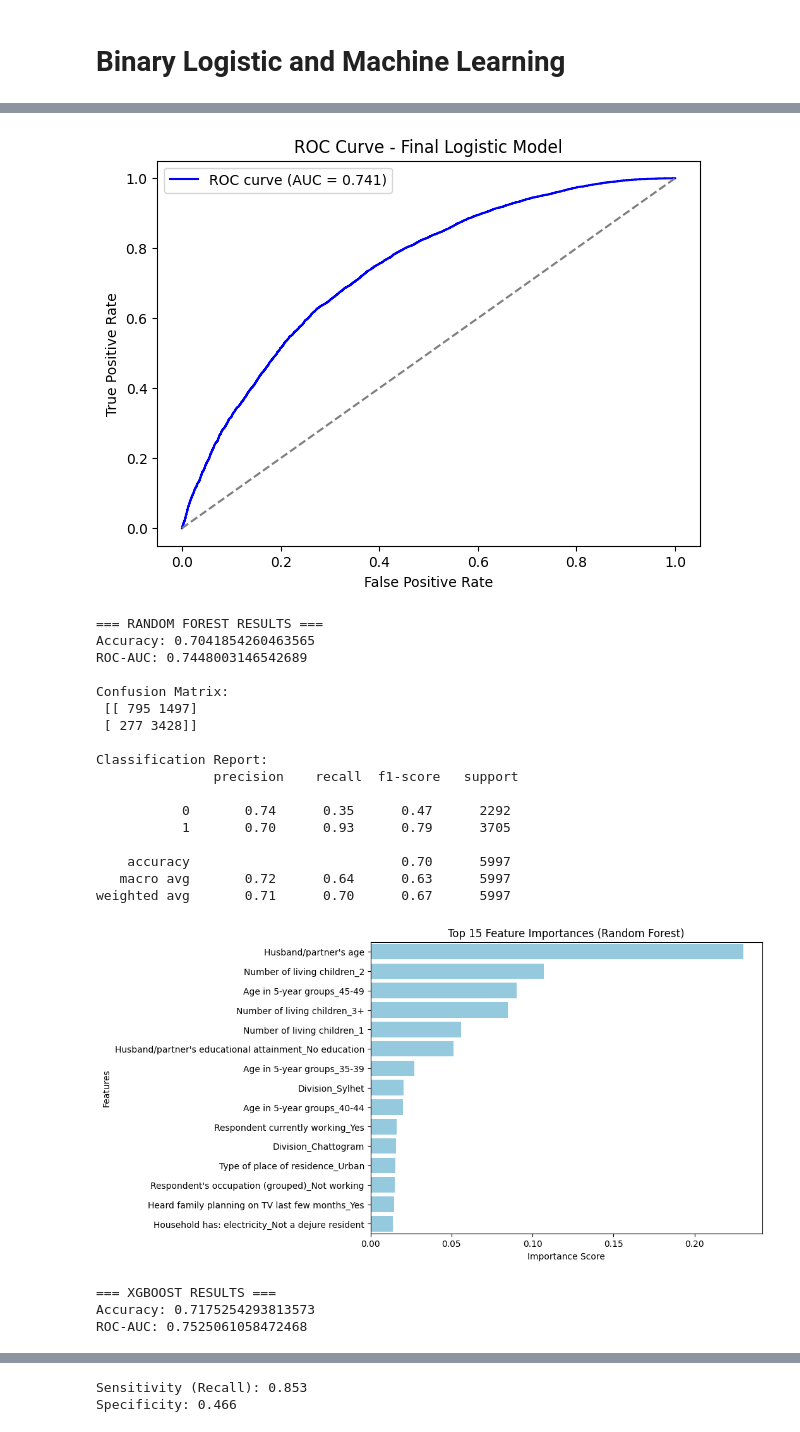
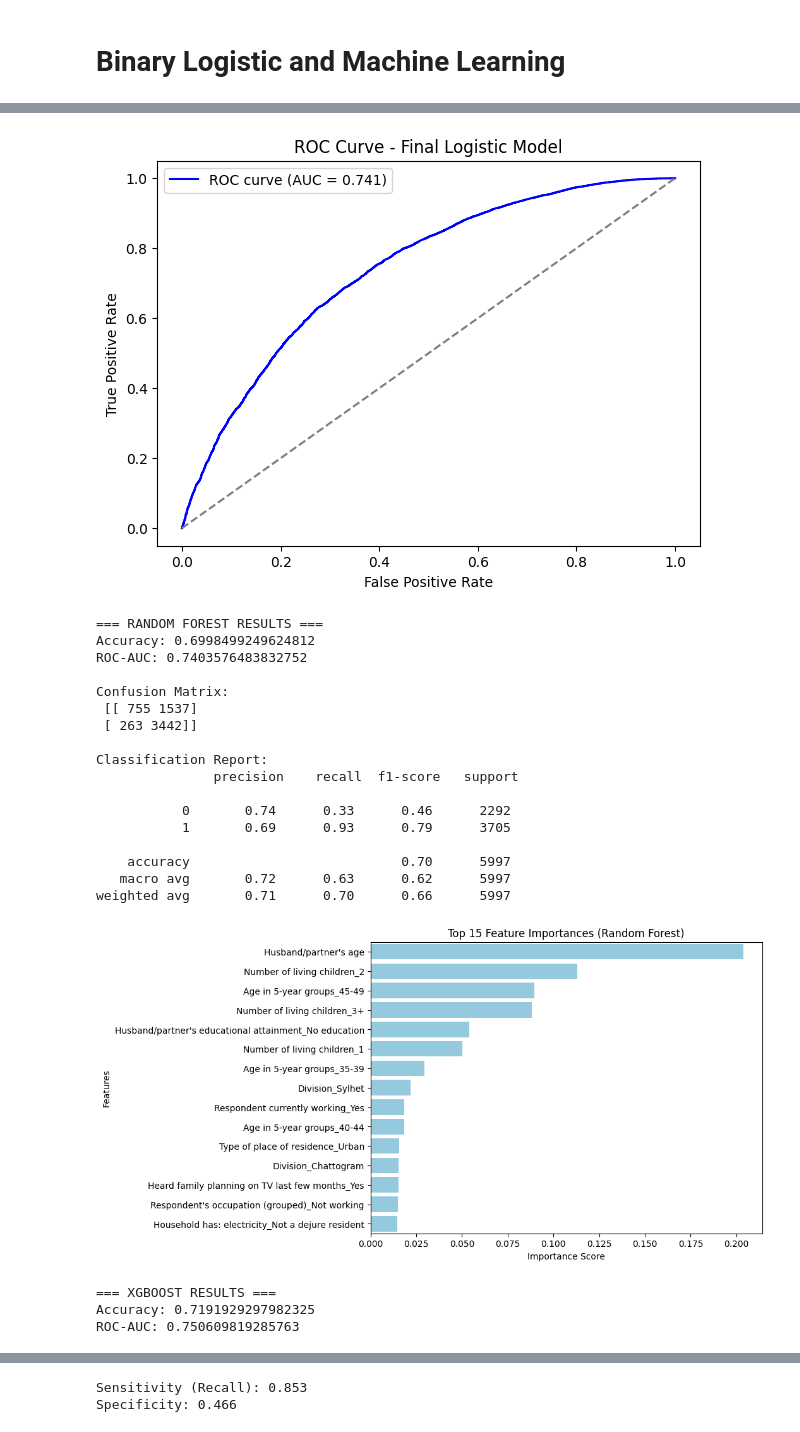
Before and after one commit to khalidhossain159357/tic-tac-toe, a Jupyter notebook: socio_economic_factor.ipynb, the cells around one changed output, grey strips where cells are left out. Cells and saved outputs as stored; diff of their text form; code cells hidden in the pictures.

```diff
--- a/socio_economic_factor.ipynb
+++ b/socio_economic_factor.ipynb
@@ -612,7 +606,7 @@ def model_fit_summary(model):
 # --- DEMOGRAPHIC FACTORS (marital status dropped) ---
 demographic_vars = [
     'Age in 5-year groups', 'Division', 'Type of place of residence',
-    'Religion', "Husband/partner's age"
+    'Religion'
 ]
 demo_results, demo_model = run_logistic_regression(df, 'contraceptive_use', demographic_vars)
 print("\n=== DEMOGRAPHIC FACTORS ===")
@@ -623,7 +617,7 @@ model_fit_summary(demo_model)
 socio_vars = [
     'Highest educational level', 'Household has: electricity', 'Wealth index combined',
     'Respondent currently working', "Respondent's occupation (grouped)",
-    "Husband/partner's educational attainment"
+    "Husband/partner's educational attainment", 'Husband/partner\'s age'
 ]
 socio_results, socio_model = run_logistic_regression(df, 'contraceptive_use', socio_vars)
 print("\n=== SOCIO-ECONOMIC FACTORS ===")
@@ -641,9 +635,13 @@ model_fit_summary(repro_model)
 media_vars = [
     'Heard family planning on radio last few months',
     'Heard family planning on TV last few months',
+    'Heard family planning in newspaper/magazine last few months',
+    'Seen about family planning on poster, brochure',
     'Seen about family planning on facebook, twitter, instagram, others',
+    'Seen about family planning on outdoor sign, billboard',
     'Heard family planning at community meetings events'
 ]
+
 media_results, media_model = run_logistic_regression(df, 'contraceptive_use', media_vars)
 print("\n=== MEDIA EXPOSURE FACTORS ===")
 print(media_results)
@@ -777,25 +775,25 @@ AIC: 23018.740
 [figure]
 === RANDOM FOREST RESULTS ===
-Accuracy: 0.7041854260463565
-ROC-AUC: 0.7448003146542689
+Accuracy: 0.6998499249624812
+ROC-AUC: 0.7403576483832752
 
 Confusion Matrix:
- [[ 795 1497]
- [ 277 3428]]
+ [[ 755 1537]
+ [ 263 3442]]
 
 Classification Report:
                precision    recall  f1-score   support
 
-           0       0.74      0.35      0.47      2292
-           1       0.70      0.93      0.79      3705
+           0       0.74      0.33      0.46      2292
+           1       0.69      0.93      0.79      3705
 
     accuracy                           0.70      5997
-   macro avg       0.72      0.64      0.63      5997
-weighted avg       0.71      0.70      0.67      5997
+   macro avg       0.72      0.63      0.62      5997
+weighted avg       0.71      0.70      0.66      5997
-[figure, old version]
+[figure, new version]
 === XGBOOST RESULTS ===
-Accuracy: 0.7175254293813573
-ROC-AUC: 0.7525061058472468
+Accuracy: 0.7191929297982325
+ROC-AUC: 0.750609819285763
 # %%
 from sklearn.metrics import roc_auc_score
 
```
Also changed, not shown: parts of 17 cells of this notebook.
